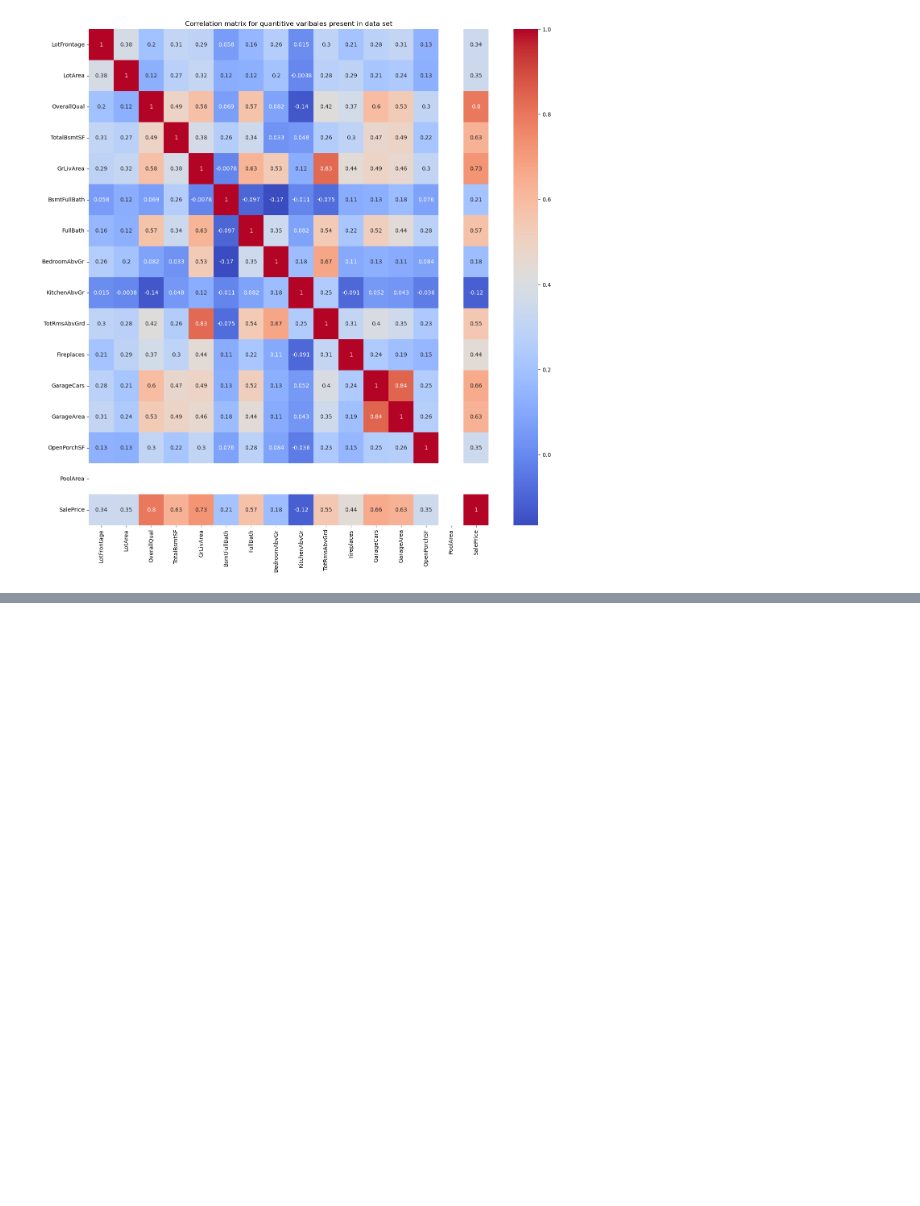
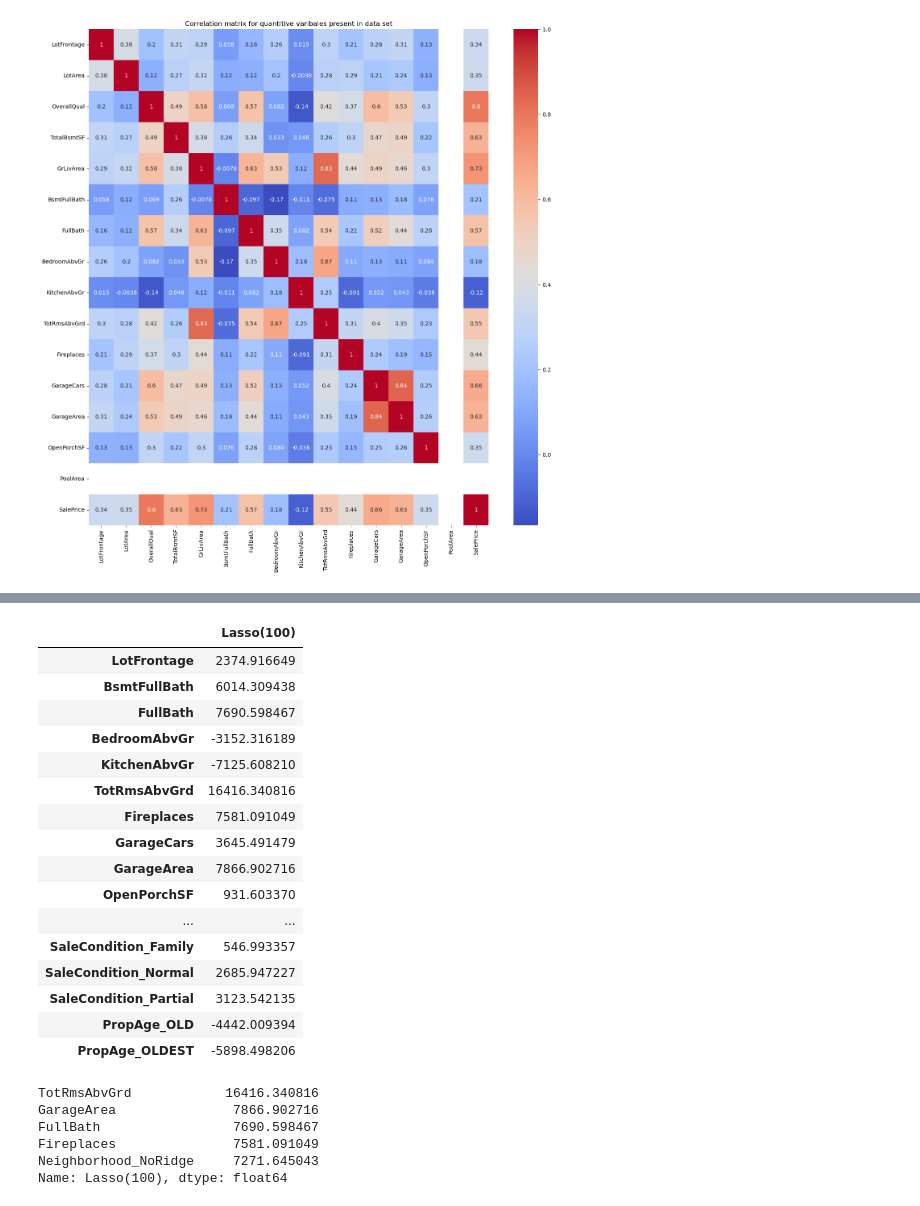
Before and after one commit to khatrisnk/Assignment-Advance-Regression, a Jupyter notebook: house-price-assignment.ipynb, the cells around one changed output, grey strips where cells are left out. Saved outputs shown, nothing was run; the diff lists cells and outputs as text; code cells hidden in the pictures; blank space fills up the shorter version.

```diff
--- a/house-price-assignment.ipynb
+++ b/house-price-assignment.ipynb
@@ -1465,0 +1482,4 @@ Name: Lasso(100), dtype: float64
+# %%
+removed_cols = ['GrLivArea', 'OverallQual', 'TotalBsmtSF', 'LotArea', 'Neighborhood_NridgHt']
+X_train = X_train.drop(removed_cols, axis=1)
+X_test = X_test.drop(removed_cols, axis=1)
@@ -1465,0 +1569,34 @@ Name: Lasso(100), dtype: float64
+# %%
+cols = list(filter(lambda x: x not in removed_cols, list(cols)))
+# %%
+betas = pd.DataFrame(index=cols)
+betas.rows = cols
+betas['Lasso(100)'] = lasso.coef_
+betas
+# %% [output]
+|  | Lasso(100) |
+| LotFrontage | 2374.916649 |
+| BsmtFullBath | 6014.309438 |
+| FullBath | 7690.598467 |
+| BedroomAbvGr | -3152.316189 |
+| KitchenAbvGr | -7125.608210 |
+| TotRmsAbvGrd | 16416.340816 |
+| Fireplaces | 7581.091049 |
+| GarageCars | 3645.491479 |
+| GarageArea | 7866.902716 |
+| OpenPorchSF | 931.603370 |
+| ... | ... |
+| SaleCondition_Family | 546.993357 |
+| SaleCondition_Normal | 2685.947227 |
+| SaleCondition_Partial | 3123.542135 |
+| PropAge_OLD | -4442.009394 |
+| PropAge_OLDEST | -5898.498206 |
+# %%
+print(betas['Lasso(100)'].sort_values(ascending=False).head())
+# %% [output]
+TotRmsAbvGrd            16416.340816
+GarageArea               7866.902716
+FullBath                 7690.598467
+Fireplaces               7581.091049
+Neighborhood_NoRidge     7271.645043
+Name: Lasso(100), dtype: float64
```
Also changed, not shown: parts of 115 cells of this notebook, 6 other files.
